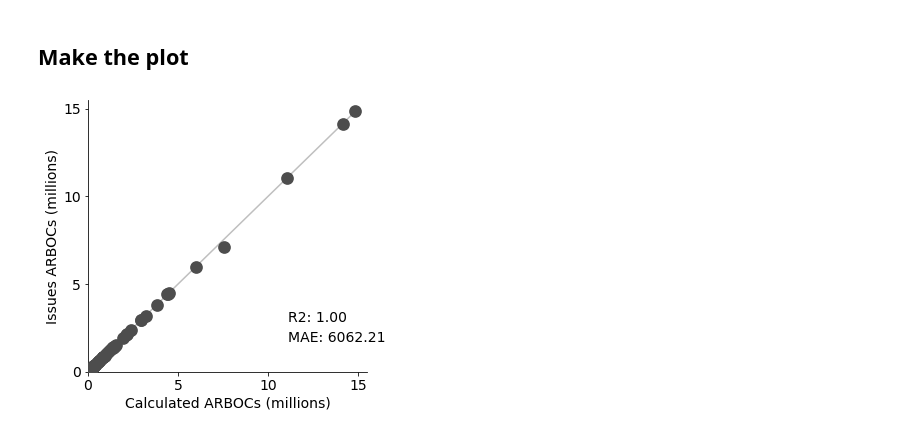
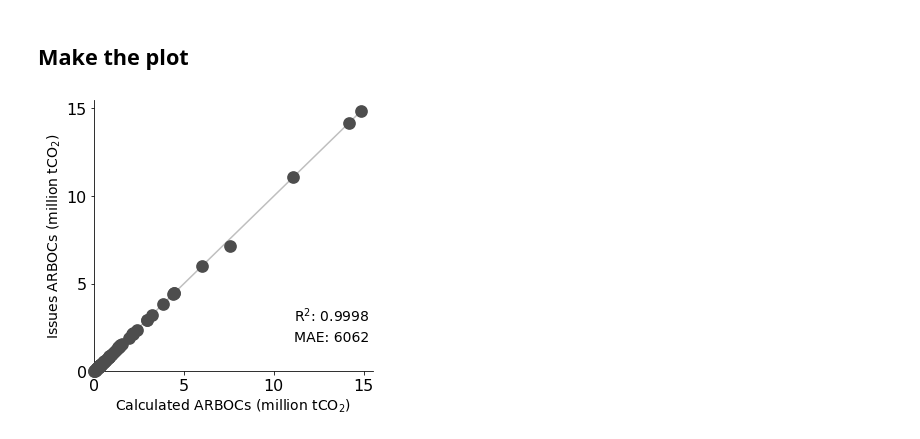
Before and after one commit to carbonplan/forest-offsets-paper, a Jupyter notebook: notebooks/Supplementary-Figure-1.ipynb, the cells around one changed output. Saved outputs shown, nothing was run; the diff lists cells and outputs as text; code cells hidden in the pictures.

Commit message:
style updates for sup figures

```diff
--- a/notebooks/Supplementary-Figure-1.ipynb
+++ b/notebooks/Supplementary-Figure-1.ipynb
@@ -43,35 +43,37 @@ ax.spines["top"].set_visible(False)
 ax.scatter(
     df["calculated"],
     df["issued"],
     marker=".",
     s=500,
     color=".3",
     lw=1.5,
     label="Common practice",
     zorder=10,
+    clip_on=False
 )
 ax.plot([0, 15000000], [0, 15000000], '-', color=(0.75, 0.75, 0.75))
 ax.xaxis.set_major_formatter(formatter)
 ax.yaxis.set_major_formatter(formatter)
 ax.set_ylim([0, 15500000])
 ax.set_xlim([0, 15500000])
 ax.set_xticks([0, 5000000, 10000000, 15000000])
 ax.set_yticks([0, 5000000, 10000000, 15000000])
-ax.set_ylabel("Issues ARBOCs (million tCO2e)")
-ax.set_xlabel("Calculated ARBOCs (million tCO2e)")
-ax.annotate(f'R2: {np.corrcoef([df["calculated"], df["issued"]])[0,1] ** 2:.2f}',xy=(200, 50), xycoords='axes points')
-ax.annotate(f'MAE: {np.mean((df["calculated"] - df["issued"])):.2f}',xy=(200, 30), xycoords='axes points')
+ax.set_ylabel("Issues ARBOCs (million tCO$_2$)")
+ax.set_xlabel("Calculated ARBOCs (million tCO$_2$)")
+ax.tick_params(labelsize=16)
+ax.annotate(f'R$^2$: {np.corrcoef([df["calculated"], df["issued"]])[0,1] ** 2:.4f}',xy=(200, 50), xycoords='axes points')
+ax.annotate(f'MAE: {np.mean((df["calculated"] - df["issued"])):.0f}',xy=(200, 30), xycoords='axes points')
 
 fname = "Supplementary-Figure-1.svg"
 if "BLOB_ACCOUNT_KEY" in os.environ:
     with fsspec.open(
         f"az://carbonplan-retro/figures/raw/{fname}",
         "w",
         account_name="carbonplan",
         account_key=os.environ["BLOB_ACCOUNT_KEY"],
     ) as f:
         fig.savefig(f, format="svg")
 else:
     plt.savefig(fname)
 # %% [output]
-[figure, old version]
+[figure, new version]
```
Also changed, not shown: 1 other file.
